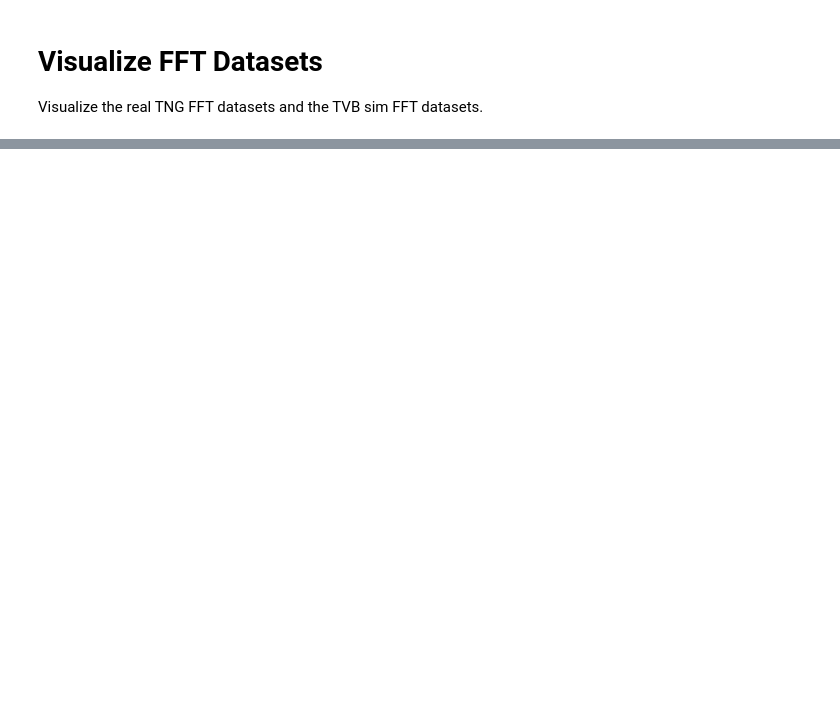
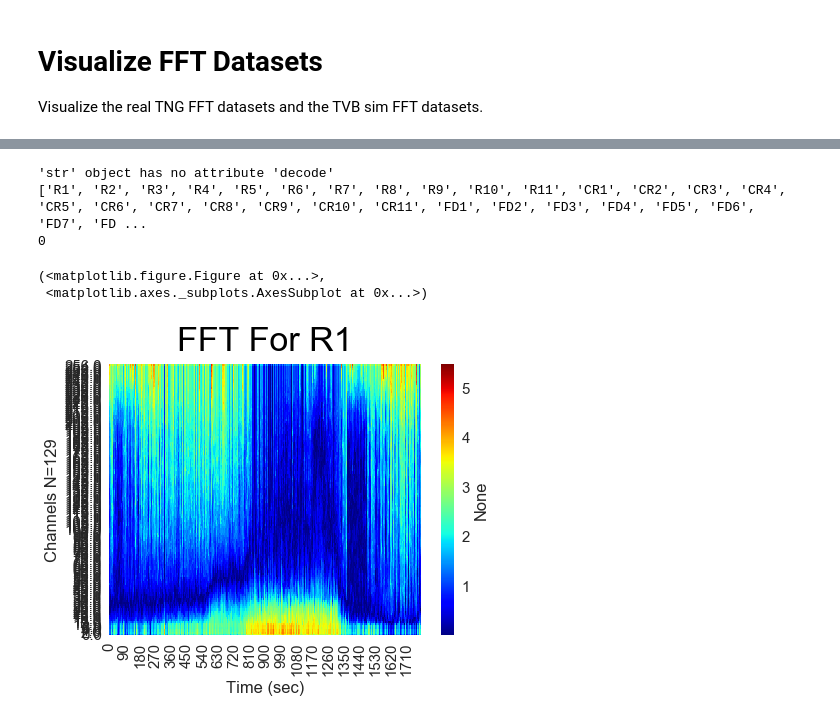
Before and after one commit to adam2392/dnn-unsupervised, a Jupyter notebook: notebooks/Visualize FFT Real and Sim.ipynb, the cells around one changed output, grey strips where cells are left out. Drawn from its saved outputs; the diff is of its cells as text; code cells hidden in the pictures; blank space fills up the shorter version.

```diff
--- a/notebooks/Visualize FFT Real and Sim.ipynb
+++ b/notebooks/Visualize FFT Real and Sim.ipynb
@@ -36,0 +67,15 @@ Using TensorFlow backend.
+# %%
+patid = 'id008_gc'
+patient = patid + '_sz2'
+simid = patid + '_dist'
+
+rawdatadir = '/Volumes/ADAM LI/pydata/convertedtng/'
+fftdir = '/Volumes/ADAM LI/pydata/output_fft/tng/win500_step250/'
+fftsimdir = '/Volumes/ADAM LI/pydata/output_fft/tvbsim/full/win500_step250/'
+
+# load in the data
+realfftfile = os.path.join(fftdir, patient, patient + '_fftmodel.npz')
+simfftfile = os.path.join(fftsimdir, simid + '-1.0_fftmodel.npz')
+
+print(realfftfile)
+print(simfftfile)
@@ -36,0 +142,37 @@ Using TensorFlow backend.
+# %%
+chanlabels = list(chanlabels)
+try:
+    chanlabels = [label.decode("utf-8") for label in chanlabels]
+except AttributeError as e:
+    print(e)
+print(chanlabels)
+print(chanlabels.index('R1'))
+# %% [output]
+'str' object has no attribute 'decode'
+['R1', 'R2', 'R3', 'R4', 'R5', 'R6', 'R7', 'R8', 'R9', 'R10', 'R11', 'CR1', 'CR2', 'CR3', 'CR4', 'CR5', 'CR6', 'CR7', 'CR8', 'CR9', 'CR10', 'CR11', 'FD1', 'FD2', 'FD3', 'FD4', 'FD5', 'FD6', 'FD7', 'FD ...
+0
+# %%
+powwin = lambda ind: np.abs(power[ind,...].squeeze())
+
+# plot and visualize the fft data
+chanind = 0
+titlestr = 'FFT For ' + chanlabels[chanind]
+sns.set(font_scale=1.5)
+vizwin = VisualWins(figsize=(7,5))
+vizwin.loadtimewins(timepoints)
+vizwin.loaddata(powwin(chanind), freqs, sort=True)
+vizwin.heatwinmodel(titlestr=titlestr)
+
+powwin = lambda ind: np.abs(power[ind,...].squeeze())
+# plot and visualize the fft data
+chanind = 0
+titlestr = 'FFT For ' + chanlabels[chanind]
+sns.set(font_scale=1.5)
+vizwin = VisualWins(figsize=(7,5))
+vizwin.loadtimewins(timepoints)
+vizwin.loaddata(powwin(chanind), freqs, sort=True)
+vizwin.heatwinmodel(titlestr=titlestr)
+# %% [output]
+(<matplotlib.figure.Figure at 0x...>,
+ <matplotlib.axes._subplots.AxesSubplot at 0x...>)
+[figure, added]
```
Also changed, not shown: parts of 10 cells of this notebook, 3 other files.
